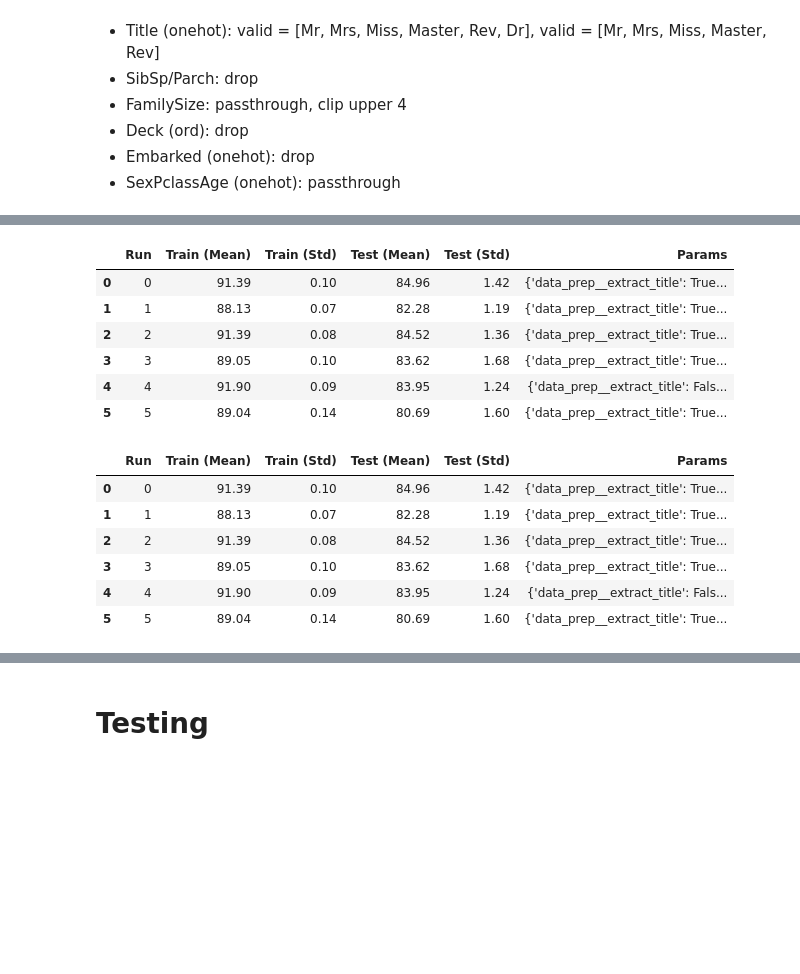
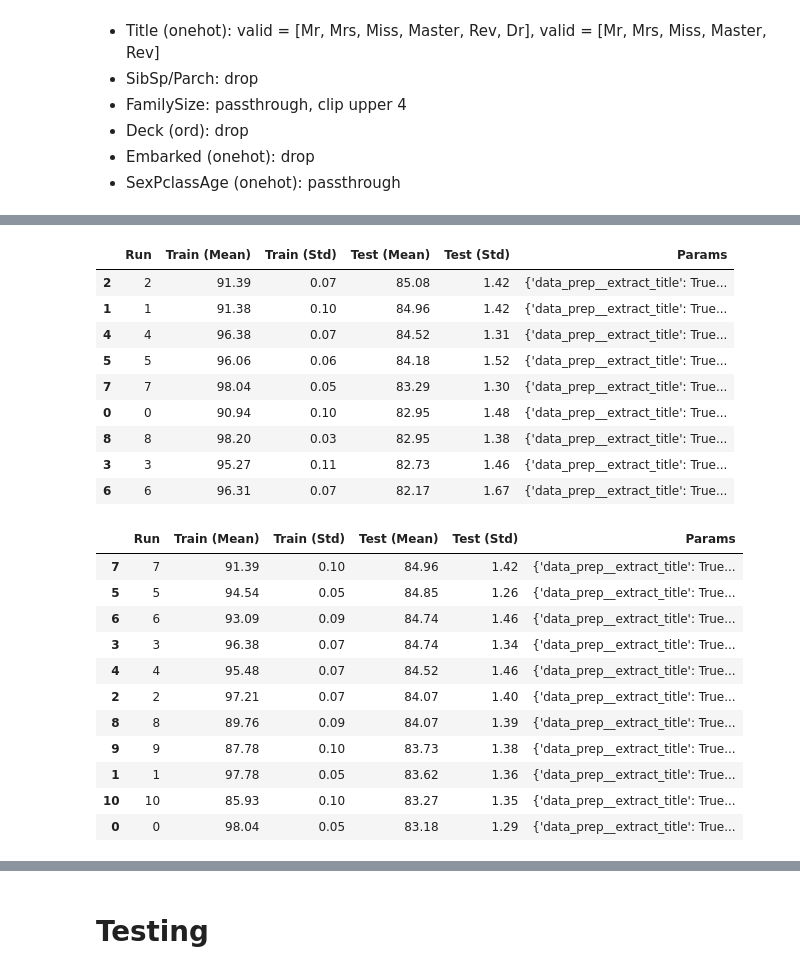
Before and after one commit to rfdspeng/ml_ai_portfolio, a Jupyter notebook: titanic/titanic.ipynb, the cells around one changed output, grey strips where cells are left out. Saved outputs shown, nothing was run; the diff lists cells and outputs as text; code cells hidden in the pictures; blank space fills up the shorter version.

```diff
--- a/titanic/titanic.ipynb
+++ b/titanic/titanic.ipynb
@@ -511,16 +566,18 @@ test_results = pd.DataFrame({"Run": list(range(len(grid.cv_results_["mean_train_
                              "Test (Std)": (np.array(grid.cv_results_["std_test_score"])*100/np.sqrt(n_folds)).round(2),
                              "Params": grid.cv_results_["params"]})
 
-# test_results.sort_values(by="Test (Mean)", ascending=False)
-test_results
+test_results.sort_values(by="Test (Mean)", ascending=False)
 # %% [output]
 |  | Run | Train (Mean) | Train (Std) | Test (Mean) | Test (Std) | Params |
-| 0 | 0 | 91.39 | 0.10 | 84.96 | 1.42 | {'data_prep__extract_title': True... |
-| 1 | 1 | 88.13 | 0.07 | 82.28 | 1.19 | {'data_prep__extract_title': True... |
-| 2 | 2 | 91.39 | 0.08 | 84.52 | 1.36 | {'data_prep__extract_title': True... |
-| 3 | 3 | 89.05 | 0.10 | 83.62 | 1.68 | {'data_prep__extract_title': True... |
-| 4 | 4 | 91.90 | 0.09 | 83.95 | 1.24 | {'data_prep__extract_title': Fals... |
-| 5 | 5 | 89.04 | 0.14 | 80.69 | 1.60 | {'data_prep__extract_title': True... |
+| 2 | 2 | 91.39 | 0.07 | 85.08 | 1.42 | {'data_prep__extract_title': True... |
+| 1 | 1 | 91.38 | 0.10 | 84.96 | 1.42 | {'data_prep__extract_title': True... |
+| 4 | 4 | 96.38 | 0.07 | 84.52 | 1.31 | {'data_prep__extract_title': True... |
+| 5 | 5 | 96.06 | 0.06 | 84.18 | 1.52 | {'data_prep__extract_title': True... |
+| 7 | 7 | 98.04 | 0.05 | 83.29 | 1.30 | {'data_prep__extract_title': True... |
+| 0 | 0 | 90.94 | 0.10 | 82.95 | 1.48 | {'data_prep__extract_title': True... |
+| 8 | 8 | 98.20 | 0.03 | 82.95 | 1.38 | {'data_prep__extract_title': True... |
+| 3 | 3 | 95.27 | 0.11 | 82.73 | 1.46 | {'data_prep__extract_title': True... |
+| 6 | 6 | 96.31 | 0.07 | 82.17 | 1.67 | {'data_prep__extract_title': True... |
 # %%
 from pathlib import Path
 
@@ -532,15 +590,21 @@ test_results.to_pickle(filepath)
 # %%
-test_results = pd.read_pickle("./cv/5_remove_one_feature_per_iteration.pkl")
+filepath = "./cv/4_extract_title_only_sweep_depth.pkl"
+test_results = pd.read_pickle(filepath)
 # test_results.sort_values(by="Test (Mean)", ascending=False)
-test_results
+test_results.sort_values(by="Test (Mean)", ascending=False)
 # %% [output]
 |  | Run | Train (Mean) | Train (Std) | Test (Mean) | Test (Std) | Params |
-| 0 | 0 | 91.39 | 0.10 | 84.96 | 1.42 | {'data_prep__extract_title': True... |
-| 1 | 1 | 88.13 | 0.07 | 82.28 | 1.19 | {'data_prep__extract_title': True... |
-| 2 | 2 | 91.39 | 0.08 | 84.52 | 1.36 | {'data_prep__extract_title': True... |
-| 3 | 3 | 89.05 | 0.10 | 83.62 | 1.68 | {'data_prep__extract_title': True... |
-| 4 | 4 | 91.90 | 0.09 | 83.95 | 1.24 | {'data_prep__extract_title': Fals... |
-| 5 | 5 | 89.04 | 0.14 | 80.69 | 1.60 | {'data_prep__extract_title': True... |
+| 7 | 7 | 91.39 | 0.10 | 84.96 | 1.42 | {'data_prep__extract_title': True... |
+| 5 | 5 | 94.54 | 0.05 | 84.85 | 1.26 | {'data_prep__extract_title': True... |
+| 6 | 6 | 93.09 | 0.09 | 84.74 | 1.46 | {'data_prep__extract_title': True... |
+| 3 | 3 | 96.38 | 0.07 | 84.74 | 1.34 | {'data_prep__extract_title': True... |
+| 4 | 4 | 95.48 | 0.07 | 84.52 | 1.46 | {'data_prep__extract_title': True... |
+| 2 | 2 | 97.21 | 0.07 | 84.07 | 1.40 | {'data_prep__extract_title': True... |
+| 8 | 8 | 89.76 | 0.09 | 84.07 | 1.39 | {'data_prep__extract_title': True... |
+| 9 | 9 | 87.78 | 0.10 | 83.73 | 1.38 | {'data_prep__extract_title': True... |
+| 1 | 1 | 97.78 | 0.05 | 83.62 | 1.36 | {'data_prep__extract_title': True... |
+| 10 | 10 | 85.93 | 0.10 | 83.27 | 1.35 | {'data_prep__extract_title': True... |
+| 0 | 0 | 98.04 | 0.05 | 83.18 | 1.29 | {'data_prep__extract_title': True... |
 # %%
 feature_importance = pd.DataFrame({"Feature": grid.best_estimator_.named_steps["data_prep"].get_feature_names_out(),
                                    "Importance": (grid.best_estimator_.named_steps["model"].feature_importances_*100).round(2)})
```
Also changed, not shown: parts of 16 cells of this notebook, 12 other files.
